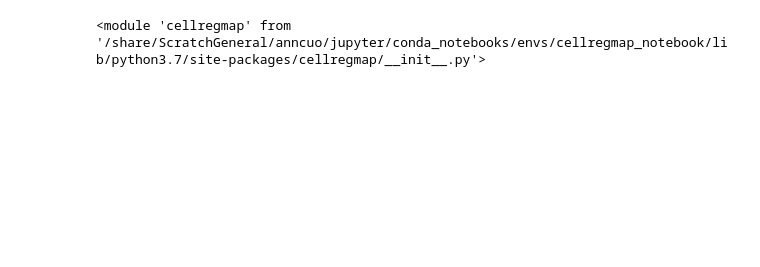
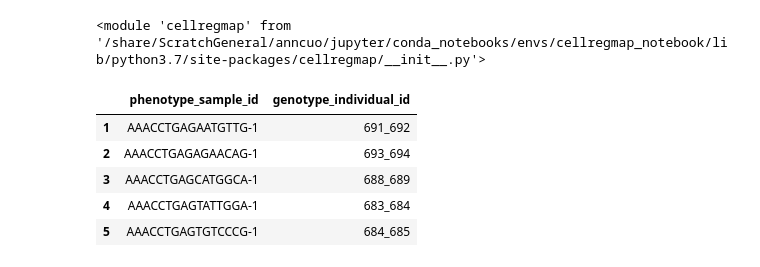
Before and after one commit to annacuomo/TenK10K_analyses, a Jupyter notebook: test_CellRegMap.ipynb, the cells around one changed output. Drawn from its saved outputs; the diff is of its cells as text; code cells hidden in the pictures; blank space fills up the shorter version.

```diff
--- a/test_CellRegMap.ipynb
+++ b/test_CellRegMap.ipynb
@@ -12,11 +12,22 @@ from cellregmap import run_association, run_interaction
 # add:
 # - a sample mapping file (cells to donors)
 # - a phenotype file (genes x cells)
+# %%
+input_files_dir = "/share/ScratchGeneral/anncuo/OneK1K/input_files_CellRegMap/"
 # %%
 # TODO: figure out genotypes
 # %%
 ## sample mapping file
 ## this file will map cells to donors
 ## it will also only include donors we have single-cell data for (a subset of all of HipSci donors)
-sample_mapping_file = input_files_dir+"sample_mapping_file.csv"
-sample_mapping = pd.read_csv(sample_mapping_file, dtype={"genotype_individual_id": str, "phenotype_sample_id": str})
+sample_mapping_file = input_files_dir+"smf.csv"
+sample_mapping = pd.read_csv(sample_mapping_file, dtype={"genotype_individual_id": str, "phenotype_sample_id": str}, index_col=0)
+# %%
+sample_mapping.head()
+# %% [output]
+|  | phenotype_sample_id | genotype_individual_id |
+| 1 | AAACCTGAGAATGTTG-1 | 691_692 |
+| 2 | AAACCTGAGAGAACAG-1 | 693_694 |
+| 3 | AAACCTGAGCATGGCA-1 | 688_689 |
+| 4 | AAACCTGAGTATTGGA-1 | 683_684 |
+| 5 | AAACCTGAGTGTCCCG-1 | 684_685 |
```
Also changed, not shown: 1 other file.
